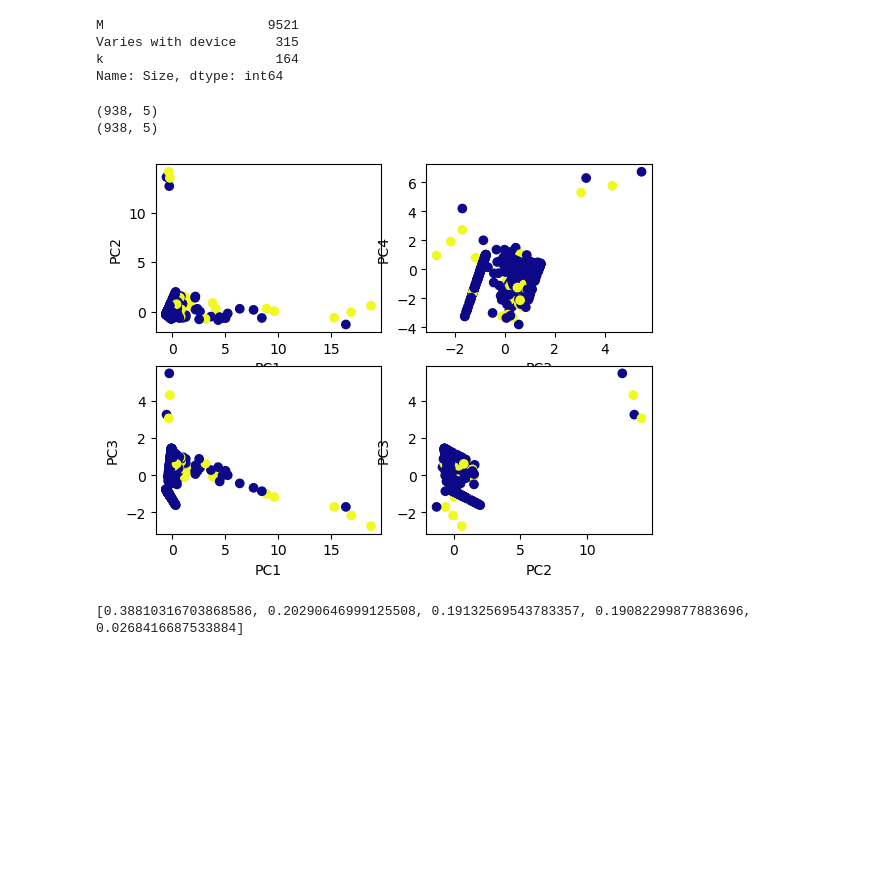
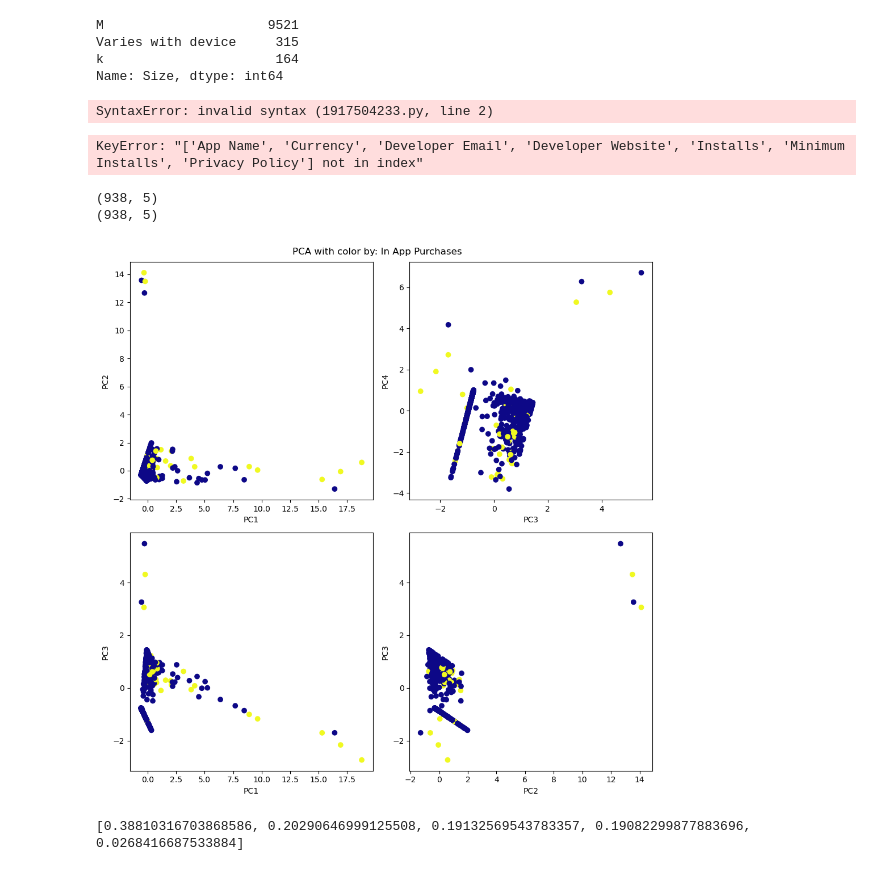
Before and after one commit to LSpekschoor/SDP_PO_123, a Jupyter notebook: Analyse-merged.ipynb, the cells around one changed output. Drawn from its saved outputs; the diff is of its cells as text; code cells hidden in the pictures; blank space fills up the shorter version.

Commit message:
color pca by categorical variables where possible, save resulting figures in ./outputs/figures folder

```diff
--- a/Analyse-merged.ipynb
+++ b/Analyse-merged.ipynb
@@ -59,7 +59,10 @@ k                      164
 Name: Size, dtype: int64
 # %%
 #Separate quantitative columns into a quantitative dataframe
-q_df = eng_df[['Rating', 'Rating Count', 'Maximum Installs', 'Price', 'Size']]
+q_columns = ['Rating', 'Rating Count', 'Maximum Installs', 'Price', 'Size']
+cat_columns = df.columns^q_df.columns
+q_df = eng_df[q_columns]
+cat_df = eng_df[cat_columns]
 standard_deviations = 3
 q_df_filter = q_df.apply(lambda x: np.abs(x - x.mean()) / x.std() < standard_deviations).all(axis=1)
 q_df = q_df[q_df_filter]
@@ -68,6 +71,18 @@ eng_df = eng_df[q_df_filter]
 #Log-transform
 #Needs to be edited so it's only applied to some columns (e.g. installs but not rating)
 transf_q_df = q_df.apply(lambda x: np.log10(x, where=0<x))
+# %%
+q_columns = ['Rating', 'Rating Count', 'Maximum Installs', 'Price', 'Size']
+cat_columns = eng_df.columns[colname in q_columns for colname in eng_df.columns]
+# %% [output]
+SyntaxError: invalid syntax (1917504233.py, line 2)
+# %%
+q_columns = ['Rating', 'Rating Count', 'Maximum Installs', 'Price', 'Size']
+cat_columns = df.columns^q_df.columns
+q_df = eng_df[q_columns]
+cat_df = eng_df[cat_columns]
+# %% [output]
+KeyError: "['App Name', 'Currency', 'Developer Email', 'Developer Website', 'Installs', 'Minimum Installs', 'Privacy Policy'] not in index"
 # %%
 sns.pairplot(transf_q_df, kind="kde")
 #One by one alternative: sns.distplot(col1, col2)
@@ -94,13 +109,18 @@ print(x_pca.shape)
 (938, 5)
 # %%
 pcs_oi = [[1,2], [3,4], [1,3], [2,3]]
-pca_fig, axs = plt.subplots(nrows = len(pcs_oi)//2, ncols=2)
-for i in range(len(pcs_oi)):
-    axs[i//2, i%2].scatter(x_pca[:,pcs_oi[i][0]-1],x_pca[:,pcs_oi[i][1]-1], c=eng_df['In App Purchases'], cmap='plasma')
-    axs[i//2, i%2].set_xlabel('PC'+str(pcs_oi[i][0]))
-    axs[i//2, i%2].set_ylabel('PC'+str(pcs_oi[i][1]))
+cat_vars = ['In App Purchases']
+for cat_var_oi in cat_vars:
+    pca_fig, axs = plt.subplots(nrows = len(pcs_oi)//2, ncols=2, figsize=(10, 10))
+    for i in range(len(pcs_oi)):
+        axs[i//2, i%2].scatter(x_pca[:,pcs_oi[i][0]-1],x_pca[:,pcs_oi[i][1]-1], c=eng_df[cat_var_oi], cmap='plasma')
+        axs[i//2, i%2].set_xlabel('PC'+str(pcs_oi[i][0]))
+        axs[i//2, i%2].set_ylabel('PC'+str(pcs_oi[i][1]))
+    pca_fig.suptitle('PCA with color by: '+ cat_var_oi)
+    pca_fig.tight_layout()
+    pca_fig.savefig('./outputs/figures/pca_color_by_'+cat_var_oi+'.png')
 # %% [output]
-[figure, old version]
+[figure, new version]
 # %%
 pcs_explained_var = pca.explained_variance_
 pcs_explained_var_perc = [i / sum(pcs_explained_var) for i in pcs_explained_var]
```
Also changed, not shown: 1 other file.
